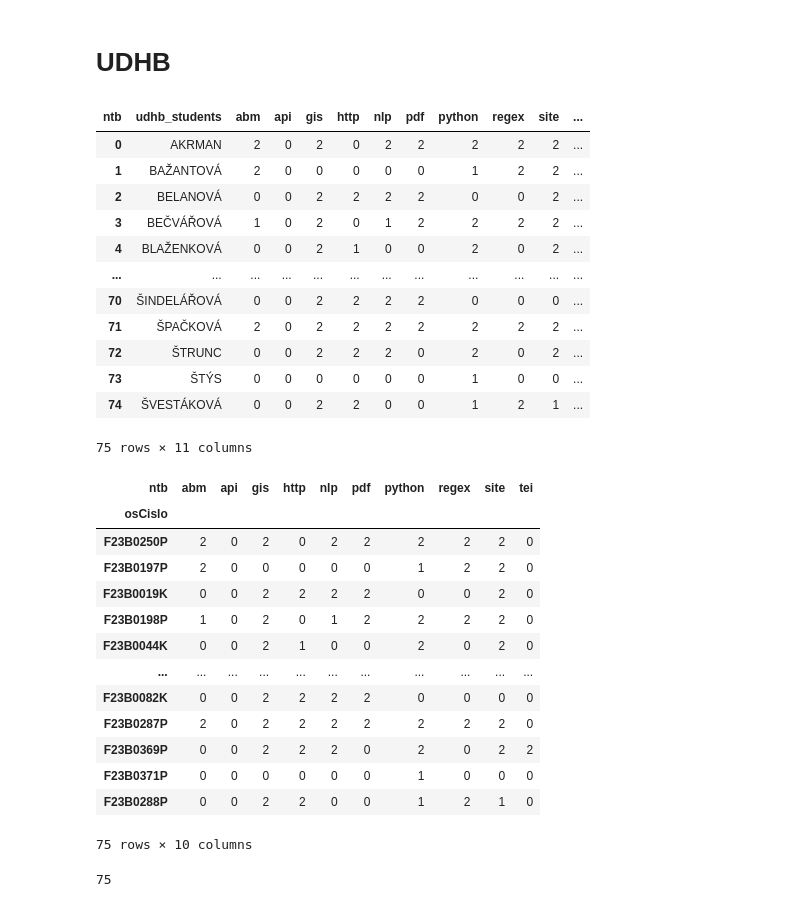
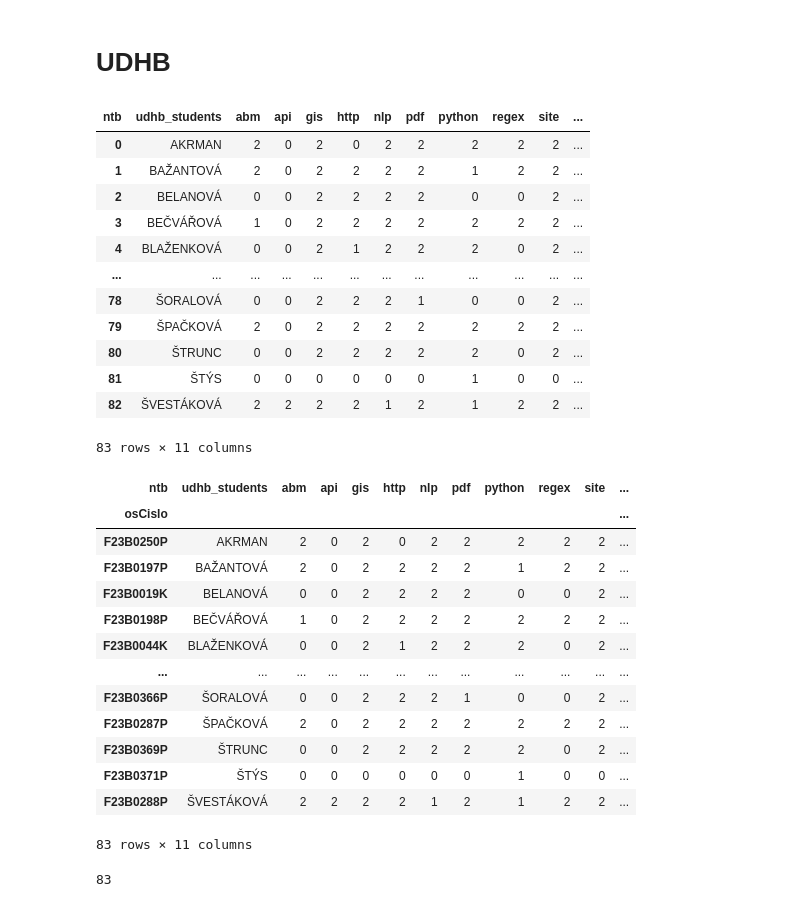
Before and after one commit to CCS-ZCU/pribehy-dat, a Jupyter notebook: management/kontrola.ipynb, the cells around one changed output. Saved outputs shown, nothing was run; the diff lists cells and outputs as text; code cells hidden in the pictures.

Commit message:
jupyter, python, & site checked

```diff
--- a/management/kontrola.ipynb
+++ b/management/kontrola.ipynb
@@ -98,3 +108,0 @@ data_df[data_df["user"].str.contains(luiza)]
-# %%
-user = "F23BOO44K".replace("O", "0")
-re.search("F\d+B\d+[PK]?", user, re.IGNORECASE).group()
@@ -383,39 +352,40 @@ table
 # %% [output]
 | ntb | udhb_students | abm | api | gis | http | nlp | pdf | python | regex | site | ... |
 | 0 | AKRMAN | 2 | 0 | 2 | 0 | 2 | 2 | 2 | 2 | 2 | ... |
-| 1 | BAŽANTOVÁ | 2 | 0 | 0 | 0 | 0 | 0 | 1 | 2 | 2 | ... |
+| 1 | BAŽANTOVÁ | 2 | 0 | 2 | 2 | 2 | 2 | 1 | 2 | 2 | ... |
 | 2 | BELANOVÁ | 0 | 0 | 2 | 2 | 2 | 2 | 0 | 0 | 2 | ... |
-| 3 | BEČVÁŘOVÁ | 1 | 0 | 2 | 0 | 1 | 2 | 2 | 2 | 2 | ... |
-| 4 | BLAŽENKOVÁ | 0 | 0 | 2 | 1 | 0 | 0 | 2 | 0 | 2 | ... |
+| 3 | BEČVÁŘOVÁ | 1 | 0 | 2 | 2 | 2 | 2 | 2 | 2 | 2 | ... |
+| 4 | BLAŽENKOVÁ | 0 | 0 | 2 | 1 | 2 | 2 | 2 | 0 | 2 | ... |
 | ... | ... | ... | ... | ... | ... | ... | ... | ... | ... | ... | ... |
-| 70 | ŠINDELÁŘOVÁ | 0 | 0 | 2 | 2 | 2 | 2 | 0 | 0 | 0 | ... |
-| 71 | ŠPAČKOVÁ | 2 | 0 | 2 | 2 | 2 | 2 | 2 | 2 | 2 | ... |
-| 72 | ŠTRUNC | 0 | 0 | 2 | 2 | 2 | 0 | 2 | 0 | 2 | ... |
-| 73 | ŠTÝS | 0 | 0 | 0 | 0 | 0 | 0 | 1 | 0 | 0 | ... |
-| 74 | ŠVESTÁKOVÁ | 0 | 0 | 2 | 2 | 0 | 0 | 1 | 2 | 1 | ... |
+| 78 | ŠORALOVÁ | 0 | 0 | 2 | 2 | 2 | 1 | 0 | 0 | 2 | ... |
+| 79 | ŠPAČKOVÁ | 2 | 0 | 2 | 2 | 2 | 2 | 2 | 2 | 2 | ... |
+| 80 | ŠTRUNC | 0 | 0 | 2 | 2 | 2 | 2 | 2 | 0 | 2 | ... |
+| 81 | ŠTÝS | 0 | 0 | 0 | 0 | 0 | 0 | 1 | 0 | 0 | ... |
+| 82 | ŠVESTÁKOVÁ | 2 | 2 | 2 | 2 | 1 | 2 | 1 | 2 | 2 | ... |
-75 rows × 11 columns
+83 rows × 11 columns
 # %%
 table["osCislo"] = table["udhb_students"].apply(lambda x: UDHB_students_inverted[x])
-table.drop(columns=["udhb_students"], inplace=True)
+udhb_students_series = table["udhb_students"]
+#table.drop(columns=["udhb_students"], inplace=True)
 table.set_index("osCislo", inplace=True)
 table
 # %% [output]
-| ntb | abm | api | gis | http | nlp | pdf | python | regex | site | tei |
-| osCislo |  |  |  |  |  |  |  |  |  |  |
-| F23B0250P | 2 | 0 | 2 | 0 | 2 | 2 | 2 | 2 | 2 | 0 |
-| F23B0197P | 2 | 0 | 0 | 0 | 0 | 0 | 1 | 2 | 2 | 0 |
-| F23B0019K | 0 | 0 | 2 | 2 | 2 | 2 | 0 | 0 | 2 | 0 |
-| F23B0198P | 1 | 0 | 2 | 0 | 1 | 2 | 2 | 2 | 2 | 0 |
-| F23B0044K | 0 | 0 | 2 | 1 | 0 | 0 | 2 | 0 | 2 | 0 |
-| ... | ... | ... | ... | ... | ... | ... | ... | ... | ... | ... |
-| F23B0082K | 0 | 0 | 2 | 2 | 2 | 2 | 0 | 0 | 0 | 0 |
-| F23B0287P | 2 | 0 | 2 | 2 | 2 | 2 | 2 | 2 | 2 | 0 |
-| F23B0369P | 0 | 0 | 2 | 2 | 2 | 0 | 2 | 0 | 2 | 2 |
-| F23B0371P | 0 | 0 | 0 | 0 | 0 | 0 | 1 | 0 | 0 | 0 |
-| F23B0288P | 0 | 0 | 2 | 2 | 0 | 0 | 1 | 2 | 1 | 0 |
+| ntb | udhb_students | abm | api | gis | http | nlp | pdf | python | regex | site | ... |
+| osCislo |  |  |  |  |  |  |  |  |  |  | ... |
+| F23B0250P | AKRMAN | 2 | 0 | 2 | 0 | 2 | 2 | 2 | 2 | 2 | ... |
+| F23B0197P | BAŽANTOVÁ | 2 | 0 | 2 | 2 | 2 | 2 | 1 | 2 | 2 | ... |
+| F23B0019K | BELANOVÁ | 0 | 0 | 2 | 2 | 2 | 2 | 0 | 0 | 2 | ... |
+| F23B0198P | BEČVÁŘOVÁ | 1 | 0 | 2 | 2 | 2 | 2 | 2 | 2 | 2 | ... |
+| F23B0044K | BLAŽENKOVÁ | 0 | 0 | 2 | 1 | 2 | 2 | 2 | 0 | 2 | ... |
+| ... | ... | ... | ... | ... | ... | ... | ... | ... | ... | ... | ... |
+| F23B0366P | ŠORALOVÁ | 0 | 0 | 2 | 2 | 2 | 1 | 0 | 0 | 2 | ... |
+| F23B0287P | ŠPAČKOVÁ | 2 | 0 | 2 | 2 | 2 | 2 | 2 | 2 | 2 | ... |
+| F23B0369P | ŠTRUNC | 0 | 0 | 2 | 2 | 2 | 2 | 2 | 0 | 2 | ... |
+| F23B0371P | ŠTÝS | 0 | 0 | 0 | 0 | 0 | 0 | 1 | 0 | 0 | ... |
+| F23B0288P | ŠVESTÁKOVÁ | 2 | 2 | 2 | 2 | 1 | 2 | 1 | 2 | 2 | ... |
-75 rows × 10 columns
+83 rows × 11 columns
 # %%
 len(table)
 # %% [output]
-75
+83
 # %%
```
Also changed, not shown: parts of 28 cells of this notebook, 22 other files.
